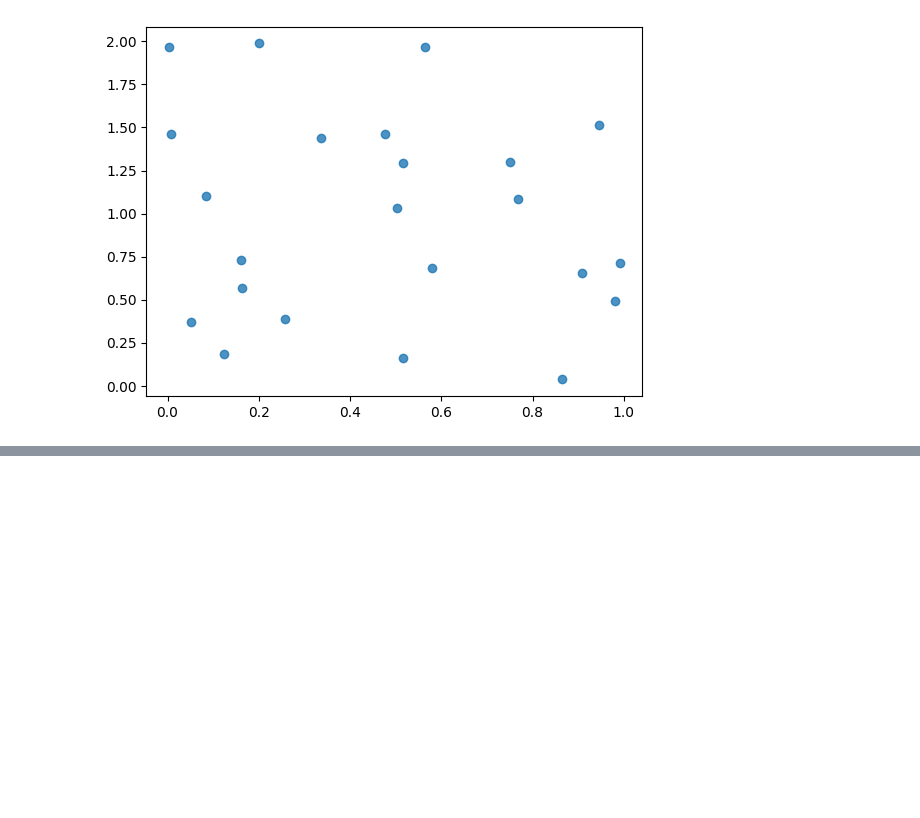
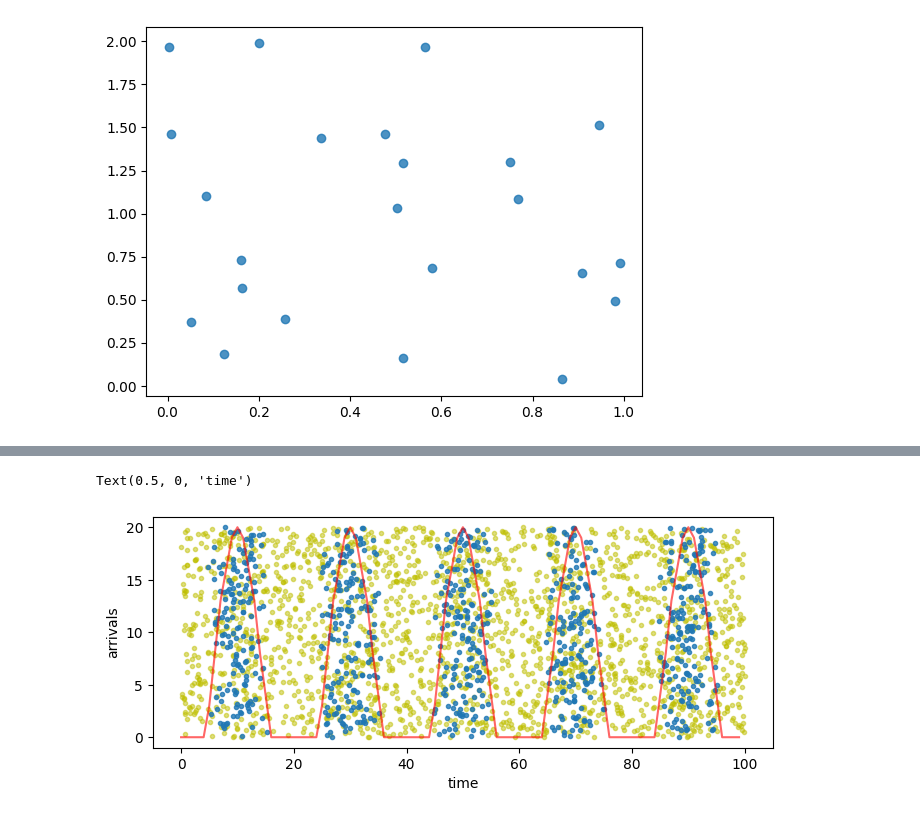
Before and after one commit to leticiaram/Modelos_Estocasticos_2023, a Jupyter notebook: Codigo_3.ipynb, the cells around one changed output, grey strips where cells are left out. Drawn from its saved outputs; the diff is of its cells as text; code cells hidden in the pictures; blank space fills up the shorter version.

```diff
--- a/Codigo_3.ipynb
+++ b/Codigo_3.ipynb
@@ -507,0 +539,4 @@ array([23])
+# %%
+# The rate function above gives a maximum instantaneous arrival rate
+# of 20 events per time unit, i.e., 4 - (16 * -1) when cos == -1
+lambda_max = 20.0
@@ -507,0 +561,11 @@ array([23])
+# %%
+plt.figure(figsize=(8,3))
+t = np.arange(0,100,1)
+plt.plot(t_homPP,uniform.rvs(loc=0,scale=lambda_max,size=len(t_homPP)),'.y',alpha=.5)
+plt.plot(t_non_homPP,uniform.rvs(loc=0,scale=lambda_max,size=len(t_non_homPP)),'.',alpha=.8)
+plt.plot(t, vrate(t),'-r',alpha=0.6)
+plt.ylabel('arrivals')
+plt.xlabel('time')
+# %% [output]
+Text(0.5, 0, 'time')
+[figure, added]
```
Also changed, not shown: parts of 7 cells of this notebook.
